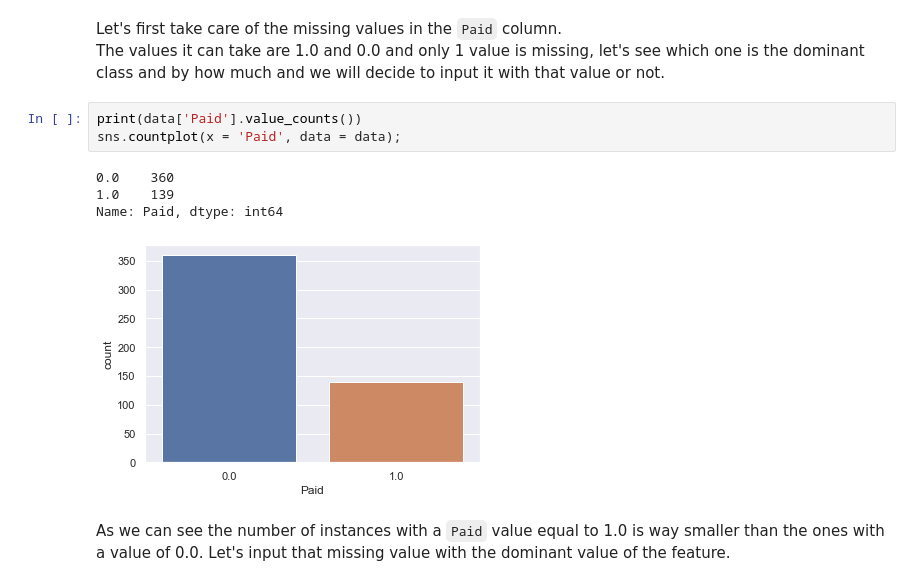
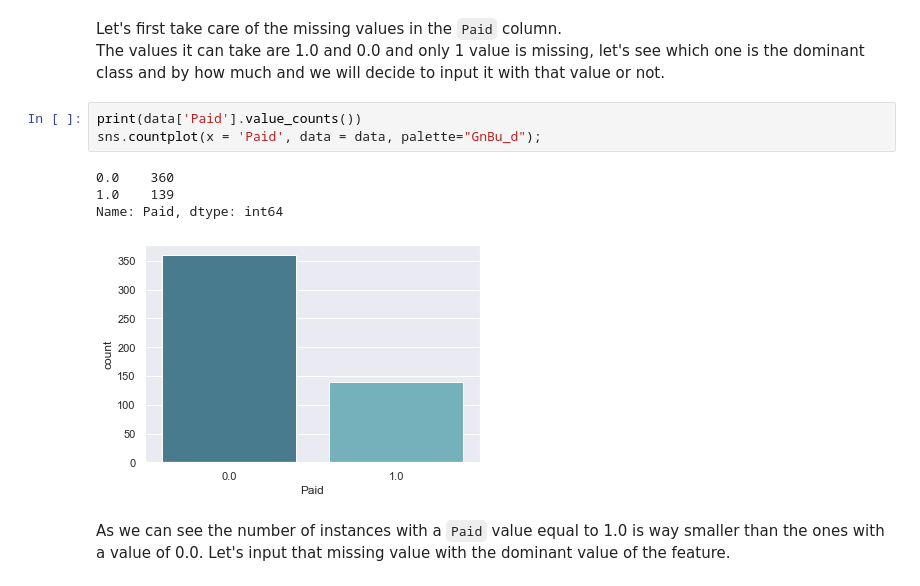
Before and after one commit to tomruarol/facebook_metrics_analysis, a Jupyter notebook: facebook_metrics_analysis.ipynb, the cells around one changed output. Cells and saved outputs as stored; diff of their text form.

```diff
--- a/facebook_metrics_analysis.ipynb
+++ b/facebook_metrics_analysis.ipynb
@@ -143,12 +141,12 @@ Let's first take care of the missing values in the `Paid` column. <br>
 The values it can take are 1.0 and 0.0 and only 1 value is missing, let's see which one is the dominant class and by how much and we will decide to input it with that value or not.
 # %%
 print(data['Paid'].value_counts())
-sns.countplot(x = 'Paid', data = data);
+sns.countplot(x = 'Paid', data = data, palette="GnBu_d");
 # %% [output]
 0.0    360
 1.0    139
 Name: Paid, dtype: int64
-[figure, old version]
+[figure, new version]
 # %% [markdown]
 As we can see the number of instances with a `Paid` value equal to 1.0 is way smaller than the ones with a value of 0.0. Let's input that missing value with the dominant value of the feature.
 # %%
```
Also changed, not shown: parts of 47 cells of this notebook.
